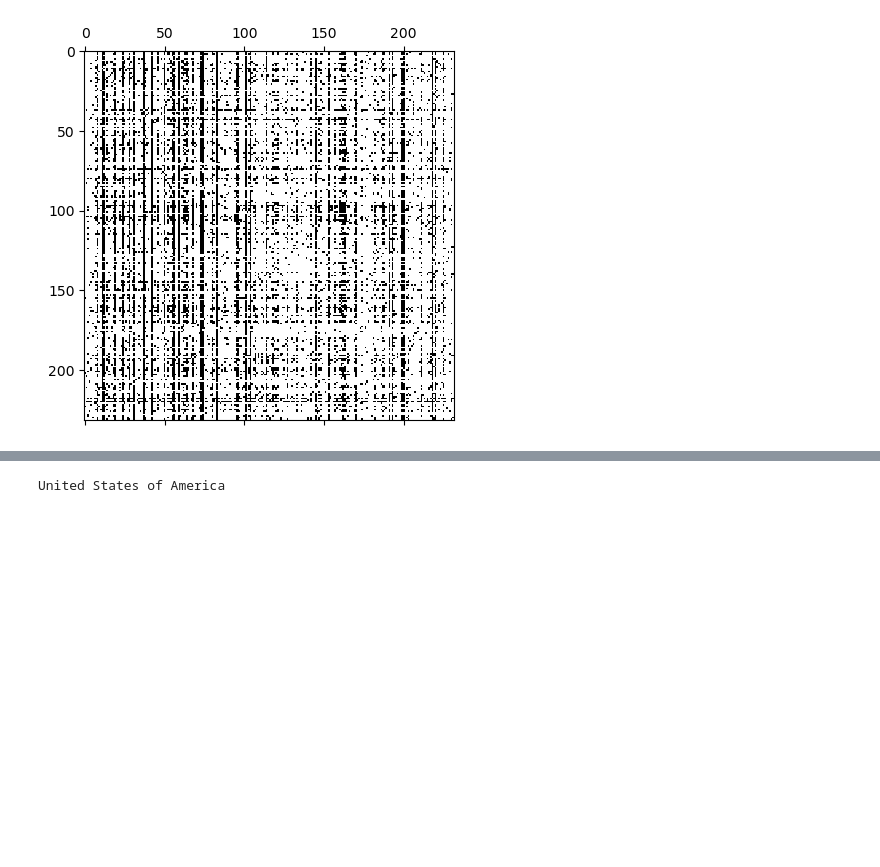
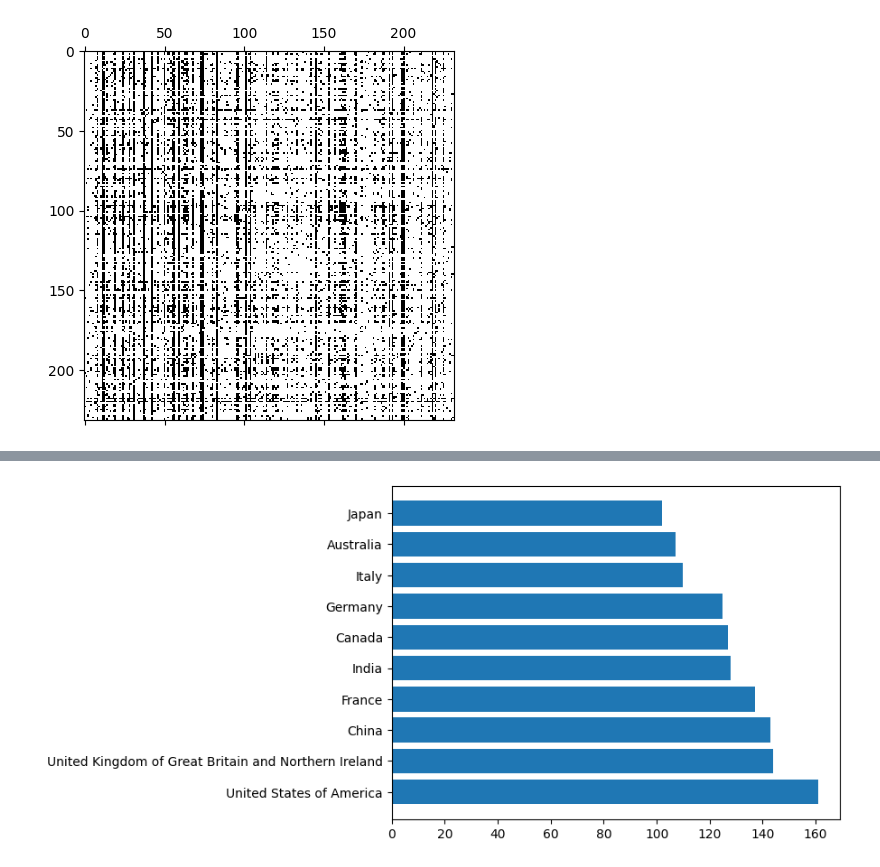
Before and after one commit to Ethangx8/AdvancedDataScienceCN, a Jupyter notebook: notebook/notebook.ipynb, the cells around one changed output, grey strips where cells are left out. Cells and saved outputs as stored; diff of their text form; code cells hidden in the pictures; blank space fills up the shorter version.

```diff
--- a/notebook/notebook.ipynb
+++ b/notebook/notebook.ipynb
@@ -186,5 +189,6 @@ plt.show()
-# %%
-mn, md = max(g.out_degree(), key=lambda x:x[1])
-print(g.nodes[mn].get("name"))
-# %% [output]
-United States of America
+# %%
+sorted_outd = sorted(g.out_degree(), key=lambda x:x[1], reverse = True)
+plt.barh([g.nodes[id].get("name") for id, _ in sorted_outd[:10]], [value for _, value in sorted_outd[:10]])
+plt.show()
+# %% [output]
+[figure, added]
```
Also changed, not shown: parts of 9 cells of this notebook.
